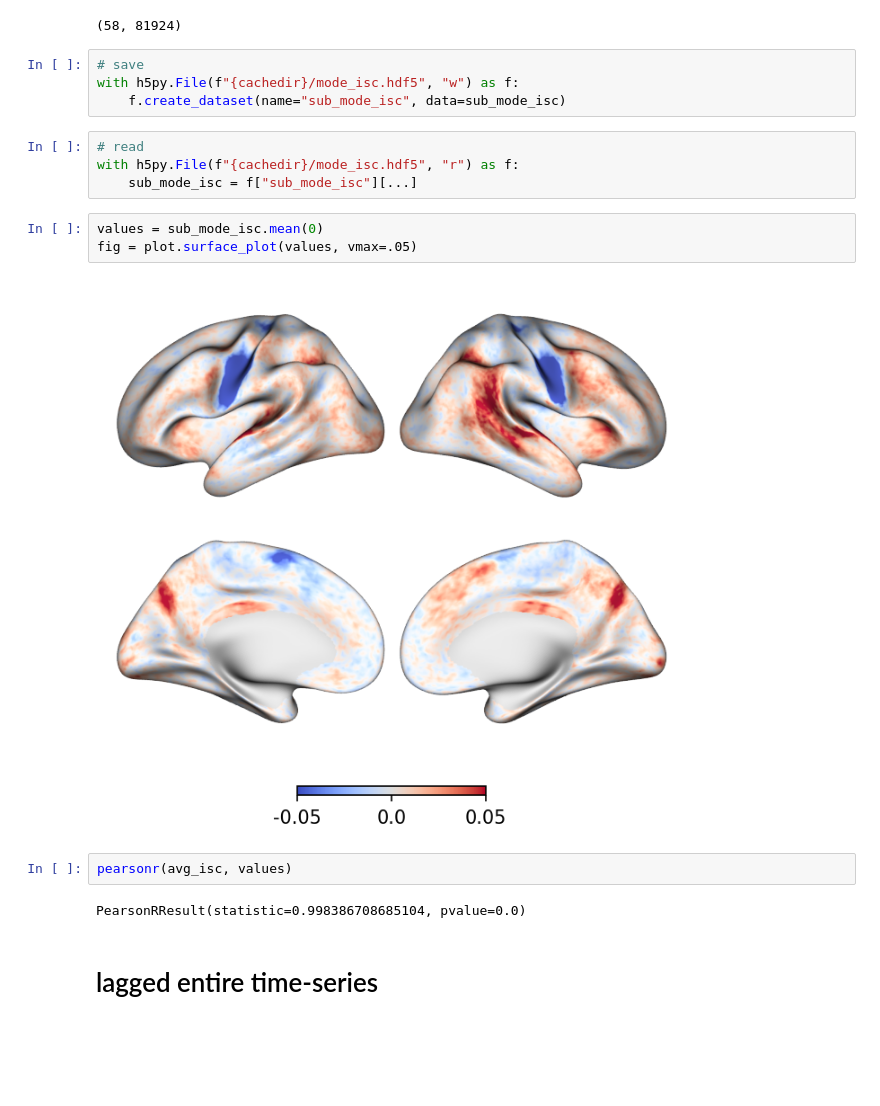
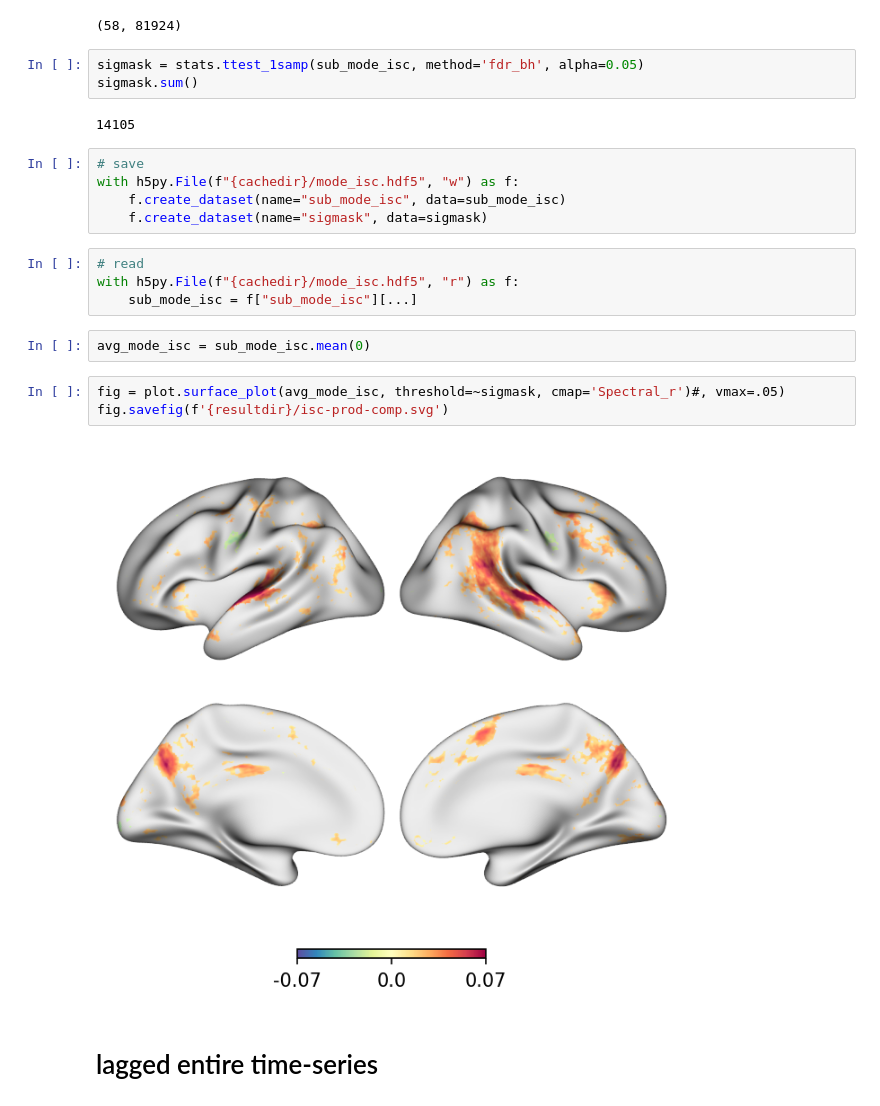
Before and after one commit to YeajuDianaKim394/EncodingModels, a Jupyter notebook: code/figure3-isc.ipynb, the cells around one changed output. Cells and saved outputs as stored; diff of their text form; blank space fills up the shorter version.

```diff
--- a/code/figure3-isc.ipynb
+++ b/code/figure3-isc.ipynb
@@ -117,23 +112,27 @@ sub_mode_isc = get_mode_isc()
 sub_mode_isc.shape
 # %% [output]
 (58, 81924)
+# %%
+sigmask = stats.ttest_1samp(sub_mode_isc, method='fdr_bh', alpha=0.05)
+sigmask.sum()
+# %% [output]
+14105
 # %%
 # save
 with h5py.File(f"{cachedir}/mode_isc.hdf5", "w") as f:
     f.create_dataset(name="sub_mode_isc", data=sub_mode_isc)
+    f.create_dataset(name="sigmask", data=sigmask)
 # %%
 # read
 with h5py.File(f"{cachedir}/mode_isc.hdf5", "r") as f:
     sub_mode_isc = f["sub_mode_isc"][...]
-# %%
-values = sub_mode_isc.mean(0)
-fig = plot.surface_plot(values, vmax=.05)
-# %% [output]
-[figure, removed]
-# %%
-pearsonr(avg_isc, values)
-# %% [output]
-PearsonRResult(statistic=0.998386708685104, pvalue=0.0)
+# %%
+avg_mode_isc = sub_mode_isc.mean(0)
+# %%
+fig = plot.surface_plot(avg_mode_isc, threshold=~sigmask, cmap='Spectral_r')#, vmax=.05)
+fig.savefig(f'{resultdir}/isc-prod-comp.svg')
+# %% [output]
+[figure, added]
 # %% [markdown]
 # lagged entire time-series
 # %%
```
Also changed, not shown: parts of 12 cells of this notebook, 17 other files.
